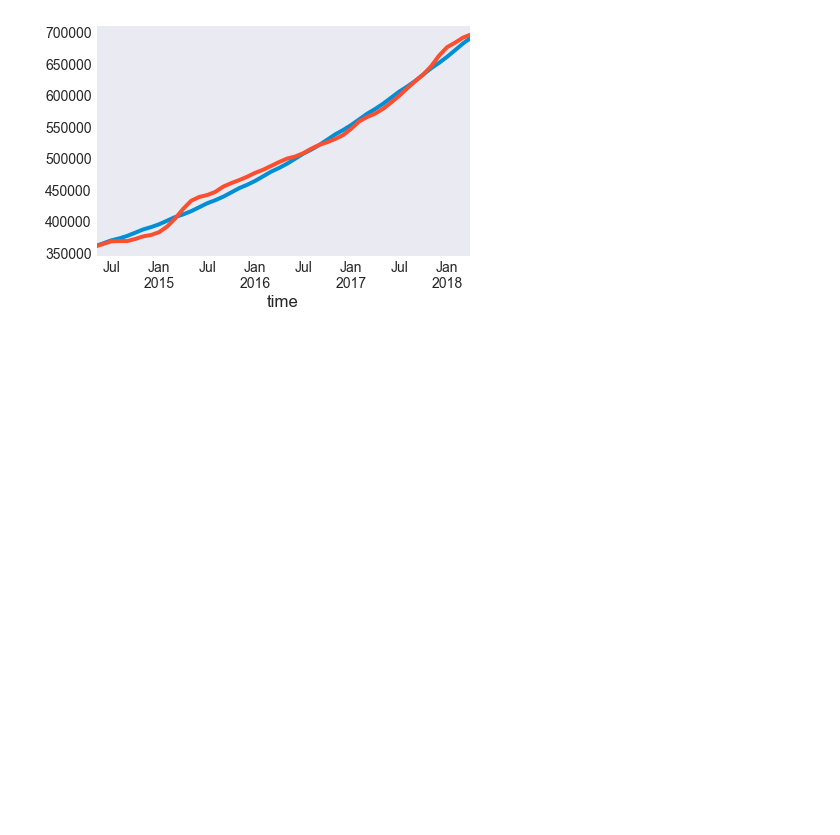
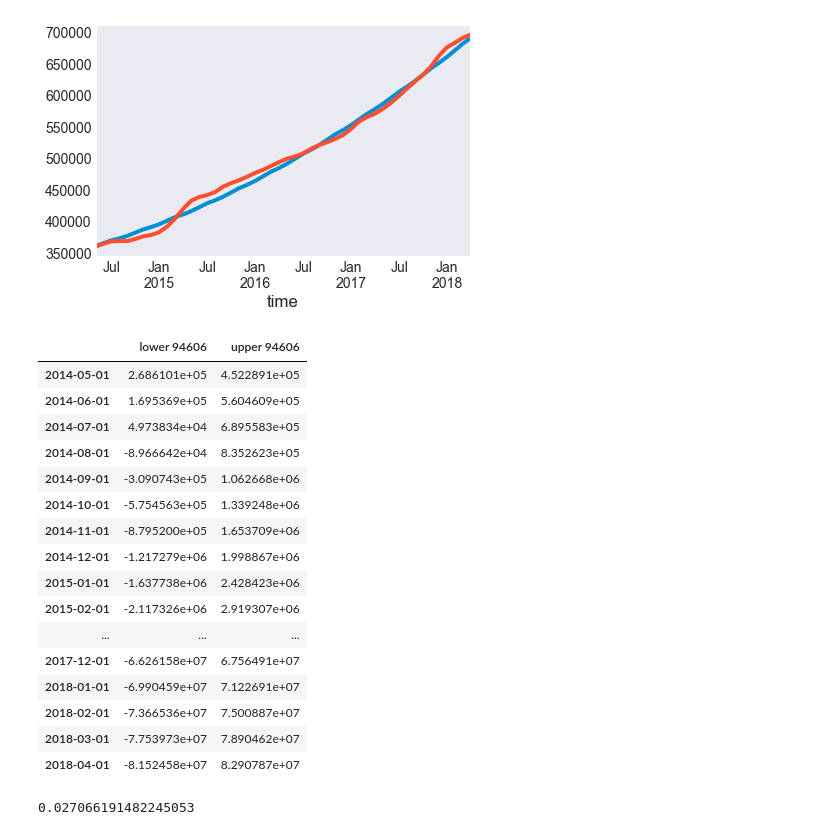
Before and after one commit to anewt225/mod_4_project, a Jupyter notebook: notebooks/EDA-Models.ipynb, the cells around one changed output. Cells and saved outputs as stored; diff of their text form; code cells hidden in the pictures; blank space fills up the shorter version.

```diff
--- a/notebooks/EDA-Models.ipynb
+++ b/notebooks/EDA-Models.ipynb
@@ -484,6 +600,30 @@ test.plot()
 # %% [output]
 <matplotlib.axes._subplots.AxesSubplot at 0x...>
 [figure]
+# %%
+pred_ci
+# %% [output]
+|  | lower 94606 | upper 94606 |
+| 2014-05-01 | 2.686101e+05 | 4.522891e+05 |
+| 2014-06-01 | 1.695369e+05 | 5.604609e+05 |
+| 2014-07-01 | 4.973834e+04 | 6.895583e+05 |
+| 2014-08-01 | -8.966642e+04 | 8.352623e+05 |
+| 2014-09-01 | -3.090743e+05 | 1.062668e+06 |
+| 2014-10-01 | -5.754563e+05 | 1.339248e+06 |
+| 2014-11-01 | -8.795200e+05 | 1.653709e+06 |
+| 2014-12-01 | -1.217279e+06 | 1.998867e+06 |
+| 2015-01-01 | -1.637738e+06 | 2.428423e+06 |
+| 2015-02-01 | -2.117326e+06 | 2.919307e+06 |
+| ... | ... | ... |
+| 2017-12-01 | -6.626158e+07 | 6.756491e+07 |
+| 2018-01-01 | -6.990459e+07 | 7.122691e+07 |
+| 2018-02-01 | -7.366536e+07 | 7.500887e+07 |
+| 2018-03-01 | -7.753973e+07 | 7.890462e+07 |
+| 2018-04-01 | -8.152458e+07 | 8.290787e+07 |
+# %%
+error_as_pct(rmse,train[-1], test[-1])
+# %% [output]
+0.027066191482245053
 # %%
 import matplotlib.dates as mdates
 import matplotlib.ticker as ticker
```
Also changed, not shown: parts of 19 cells of this notebook, 1 other file.
